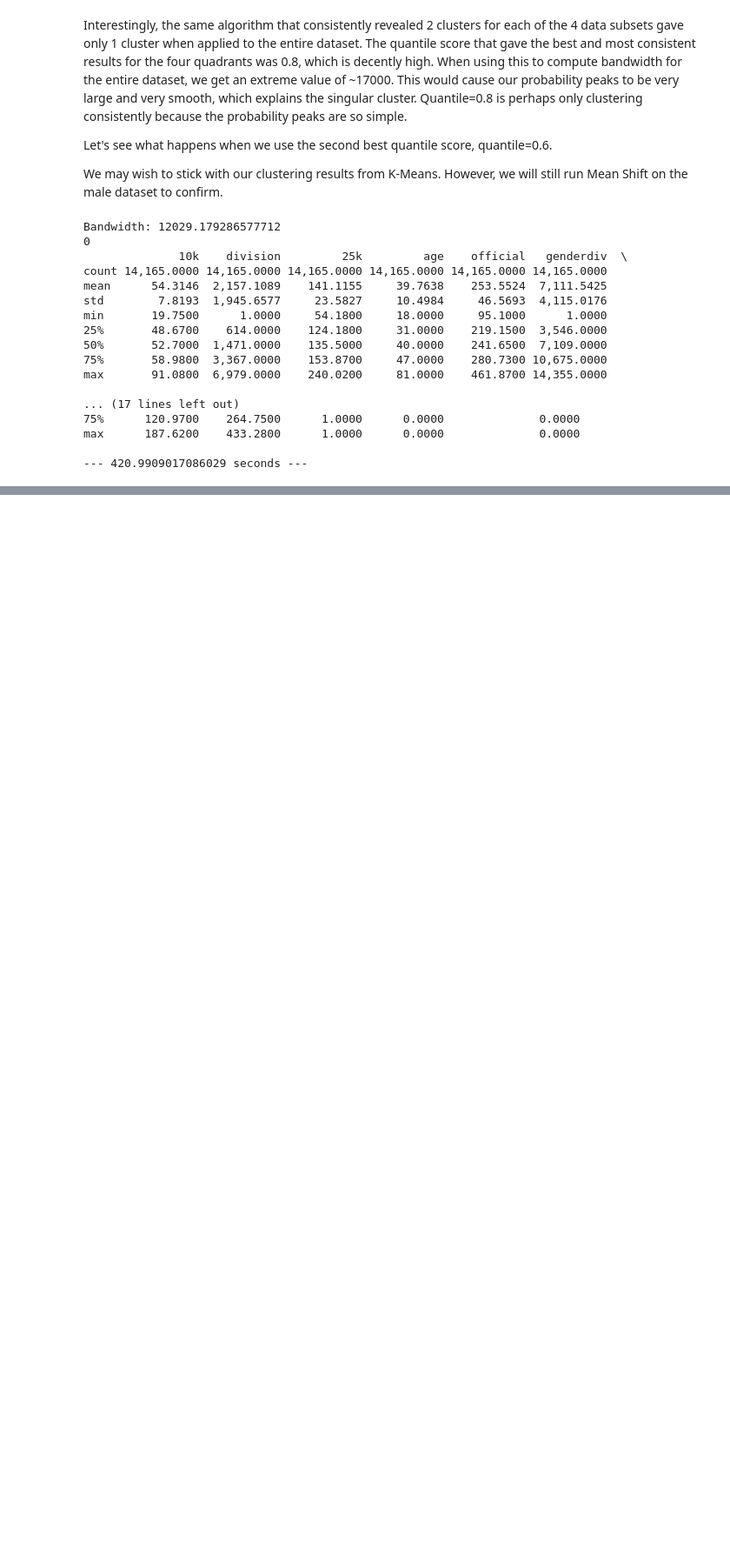
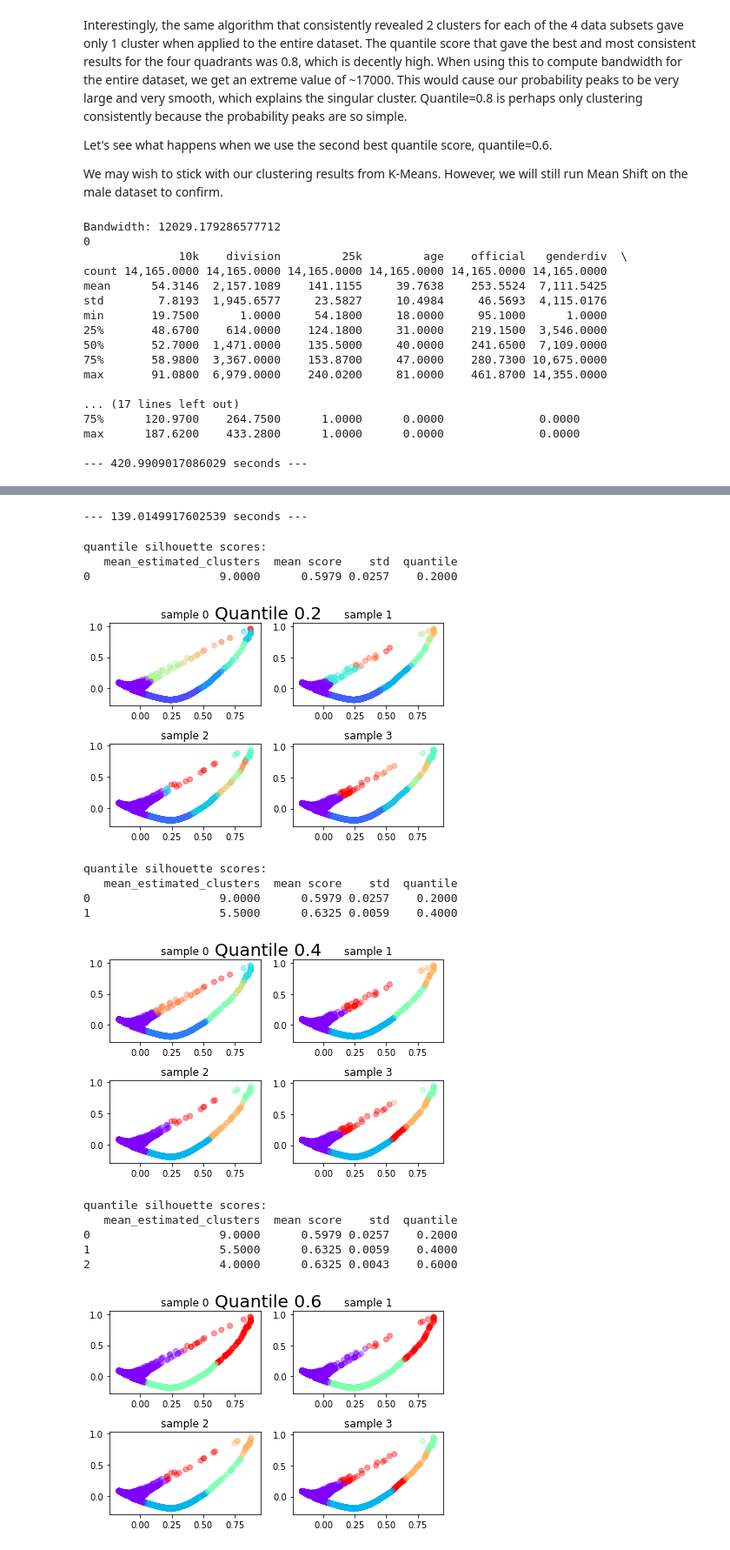
Before and after one commit to evian13/Bootcamp-U4, a Jupyter notebook: U4.L2.5 [Basic Clustering] - Challenge - Boston Marathon - 2014.ipynb, the cells around one changed output, grey strips where cells are left out. Shown at 87% size. Saved outputs shown, nothing was run; the diff lists cells and outputs as text; code cells hidden in the pictures; blank space fills up the shorter version.

```diff
--- a/U4.L2.5 [Basic Clustering] - Challenge - Boston Marathon - 2014.ipynb
+++ b/U4.L2.5 [Basic Clustering] - Challenge - Boston Marathon - 2014.ipynb
@@ -1094,0 +1097,26 @@ max      187.6200    433.2800      1.0000      0.0000              0.0000
+# %%
+start_time = time.time()
+
+male_plot_clusters = make_meanshift_data(m1, m_pca1, m2, m_pca2, m3, m_pca3, m4, m_pca4)
+
+print("\n--- %s seconds ---" % (time.time() - start_time))
+# %% [output]
+--- 139.0149917602539 seconds ---
+# %%
+male_ms_quantile = plot_meanshift(male_plot_clusters)
+# %% [output]
+quantile silhouette scores:
+   mean_estimated_clusters  mean score    std  quantile
+0                   9.0000      0.5979 0.0257    0.2000
+[figure, added]
+quantile silhouette scores:
+   mean_estimated_clusters  mean score    std  quantile
+0                   9.0000      0.5979 0.0257    0.2000
+1                   5.5000      0.6325 0.0059    0.4000
+[figure, added]
+quantile silhouette scores:
+   mean_estimated_clusters  mean score    std  quantile
+0                   9.0000      0.5979 0.0257    0.2000
+1                   5.5000      0.6325 0.0059    0.4000
+2                   4.0000      0.6325 0.0043    0.6000
+[figure, added]
```
Also changed, not shown: parts of 6 cells of this notebook.
